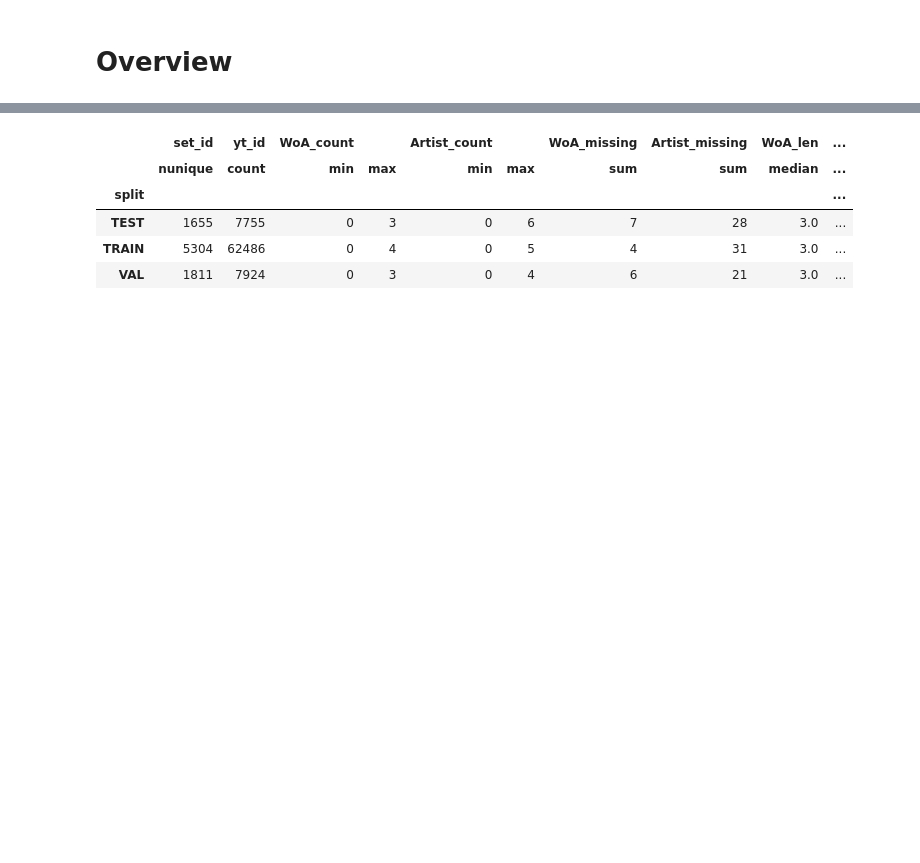
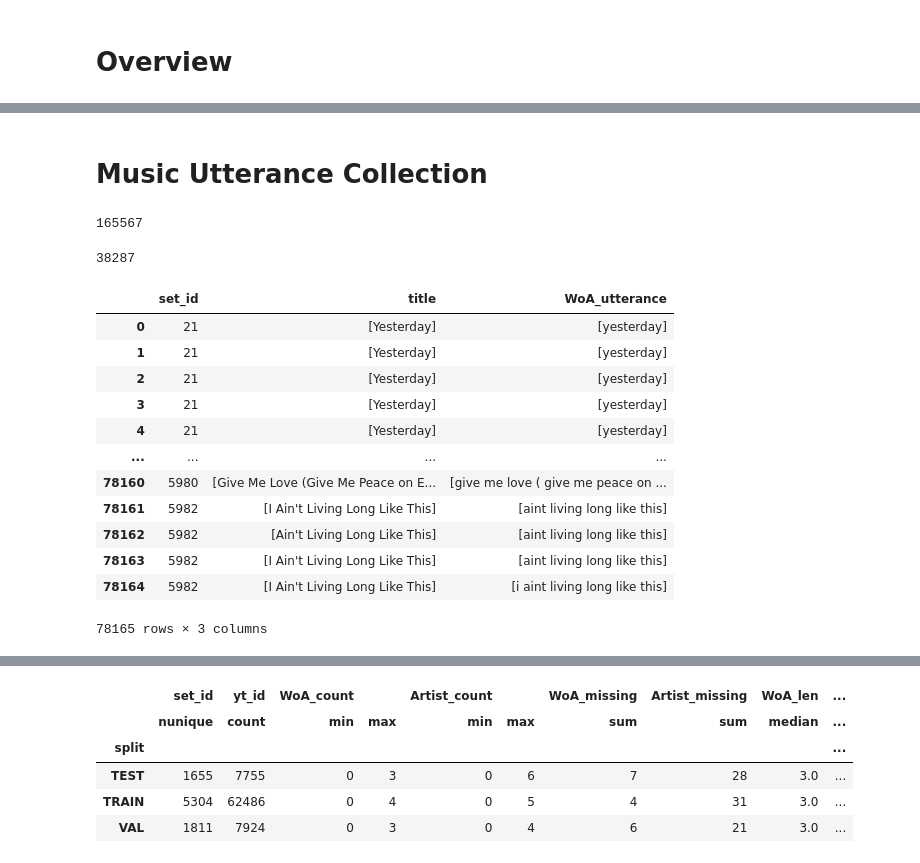
Before and after one commit to progsi/YTUnCoverLLM, a Jupyter notebook: notebooks/dataset.ipynb, the cells around one changed output, grey strips where cells are left out. Saved outputs shown, nothing was run; the diff lists cells and outputs as text; code cells hidden in the pictures; blank space fills up the shorter version.

```diff
--- a/notebooks/dataset.ipynb
+++ b/notebooks/dataset.ipynb
@@ -26,0 +93,33 @@ data["Artist_start"] = data.Artist_first.apply(lambda x: x[0] if x else None)
+# %% [markdown]
+# Music Utterance Collection
+# %%
+data_utts = data[data.IOB_annotated.isna()]
+
+data_utts.WoA_count.sum() + data_utts.Artist_count.sum()
+# %% [output]
+165567
+# %%
+data_utts.title.apply(lambda x: x[0]).nunique() + data_utts.performer.apply(lambda x: x[0] if len(x) > 0 else 0).nunique()
+# %% [output]
+38287
+# %%
+data["WoA_utterance"] = data.apply(
+    lambda x: [' '.join(x.TEXT[span[0]:span[1]+1]) for span in x.WoA], axis=1)
+data["Artist_utterance"] = data.apply(
+    lambda x: [' '.join(x.TEXT[span[0]:span[1]+1]) for span in x.Artist], axis=1)
+# %%
+data[["set_id", "title", "WoA_utterance"]]
+# %% [output]
+|  | set_id | title | WoA_utterance |
+| 0 | 21 | [Yesterday] | [yesterday] |
+| 1 | 21 | [Yesterday] | [yesterday] |
+| 2 | 21 | [Yesterday] | [yesterday] |
+| 3 | 21 | [Yesterday] | [yesterday] |
+| 4 | 21 | [Yesterday] | [yesterday] |
+| ... | ... | ... | ... |
+| 78160 | 5980 | [Give Me Love (Give Me Peace on E... | [give me love ( give me peace on ... |
+| 78161 | 5982 | [I Ain't Living Long Like This] | [aint living long like this] |
+| 78162 | 5982 | [Ain't Living Long Like This] | [aint living long like this] |
+| 78163 | 5982 | [I Ain't Living Long Like This] | [aint living long like this] |
+| 78164 | 5982 | [I Ain't Living Long Like This] | [i aint living long like this] |
+78165 rows × 3 columns
```
Also changed, not shown: parts of 11 cells of this notebook, 3 other files.
